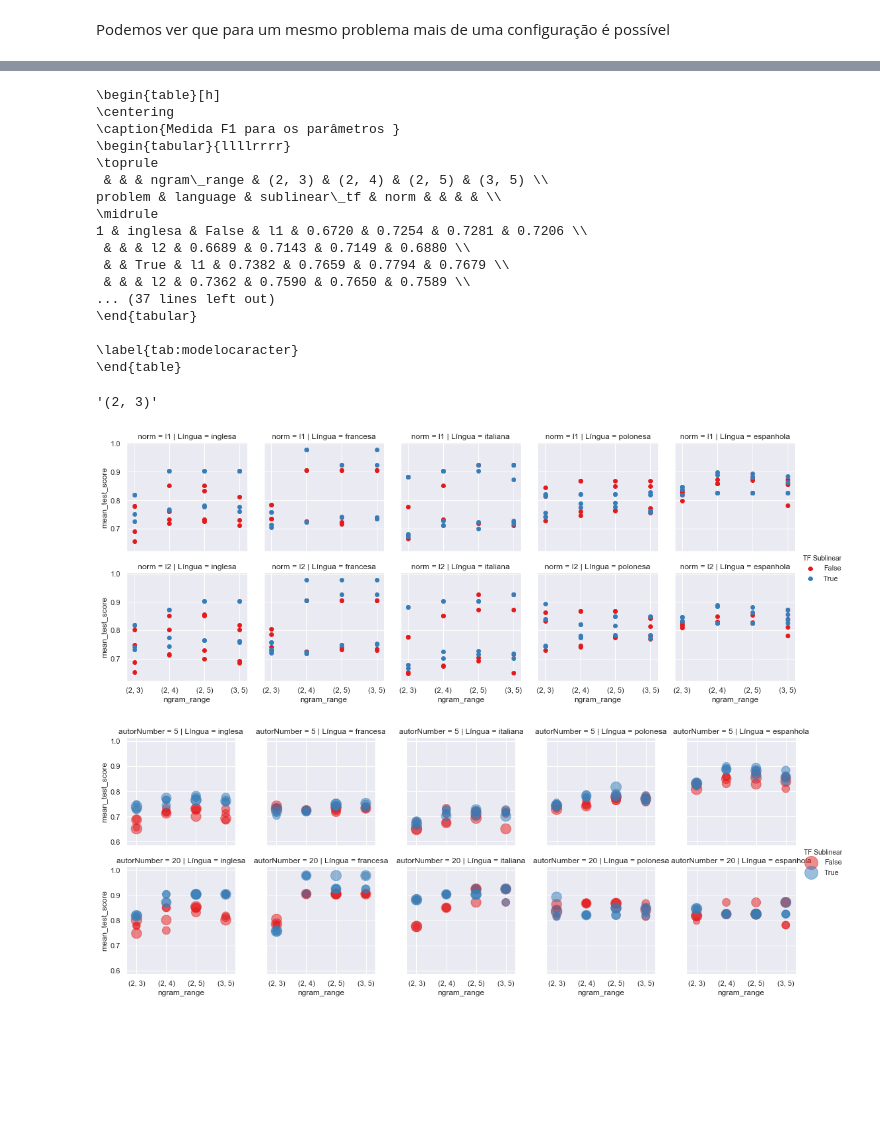
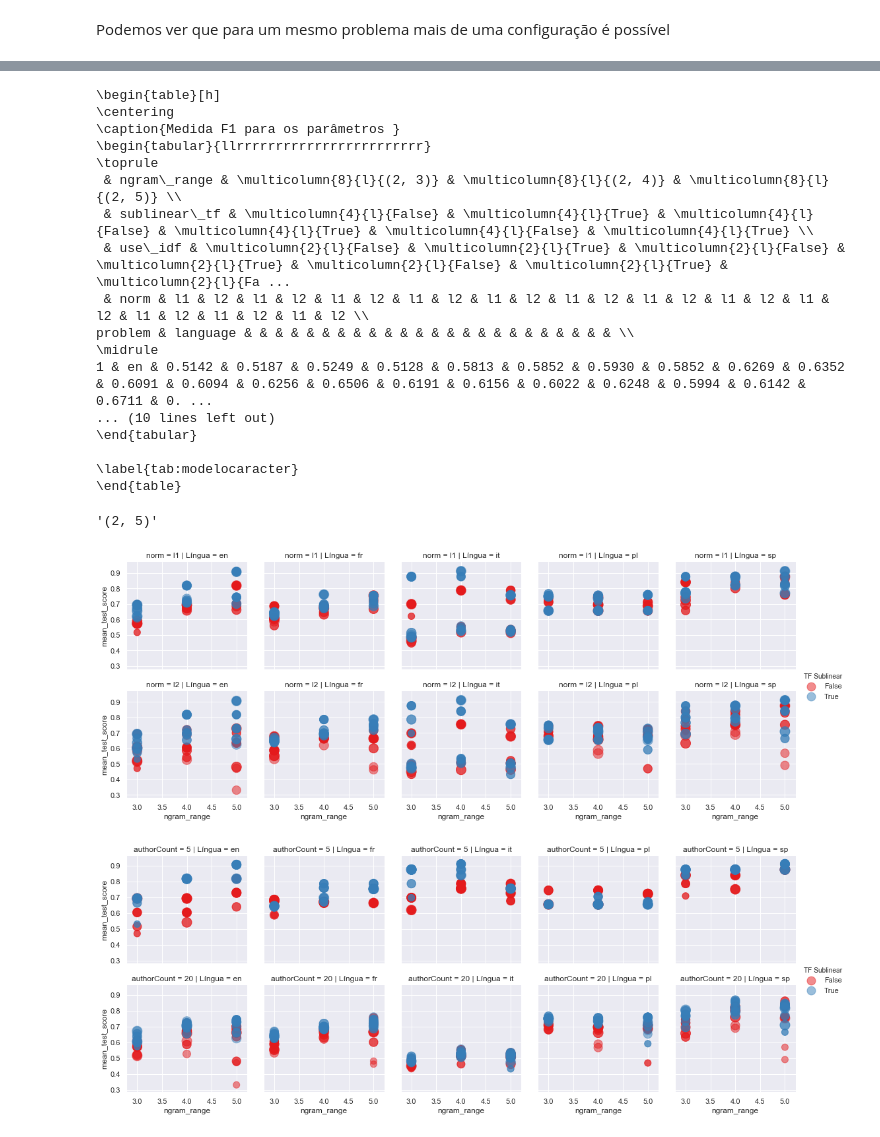
Before and after one commit to jeleandro/dataScienceNotebook, a Jupyter notebook: PANAA2018/2019/PAN_AA_2018-charwb.ipynb, the cells around one changed output, grey strips where cells are left out. Cells and saved outputs as stored; diff of their text form; code cells hidden in the pictures; blank space fills up the shorter version.

```diff
--- a/PANAA2018/2019/PAN_AA_2018-charwb.ipynb
+++ b/PANAA2018/2019/PAN_AA_2018-charwb.ipynb
@@ -100,10 +142 @@ problems[0]
-# %%
-for index,problem in enumerate(problems):
-    unk_folder, candidates_folder = pan.readProblem(inputDir, problem['problem']);
-    problem['candidates_folder_count'] = len(candidates_folder);
-    problem['candidates'] = [];
-    for candidate in candidates_folder:
-        problem['candidates'].extend(pan.read_files(pathjoin(inputDir, problem['problem']),candidate));
-
-    problem['unknown'] = pan.read_files(pathjoin(inputDir, problem['problem']),unk_folder);
 # %%
@@ -248,0 +257,10 @@ pd.DataFrame(best_parameters)[['problem','vect__min_df']]
+# %%
+for c,p in zip(cv_result, problems):
+    c['problem'] = p['problem']
+df =  pd.concat([
+    pd.DataFrame(c) for c in cv_result
+])
+df = df[df.rank_test_score == 1]
+
+df = df[['problem', 'mean_test_score','std_test_score','param_vect__min_df']]
+df.sort_values(['problem','mean_test_score','param_vect__min_df'])
@@ -449,4 +478,4 @@ dfCV.to_csv('PANAA2018_CHARWB.csv', index=False)
 # %%
-dfCV = pd.read_csv('PANAA2018_CHARWB.csv', na_values='')
+dfCV = pd.read_csv('PANAA2018_CHARWB.csv', na_values='',compression='zip')
 # %%
 import pickle;
@@ -516,26 +519,27 @@ pd.options.display.precision = 3
 print(u"\\begin{table}[h]\n\\centering\n\\caption{Medida F1 para os parâmetros }")
 
 print(re.sub(r'[ ]{2,}',' ',dfCV.pivot_table(
-        index=['problem','language','sublinear_tf','norm'],
-        columns=['ngram_range'],
-        values='mean_test_score'
-    ).to_latex()))
+                index=['problem','language'],
+                columns=['ngram_range','sublinear_tf','use_idf','norm'],
+                values='mean_test_score',aggfunc='mean'
+
+            ).to_latex()))
 print ("\label{tab:modelocaracter}")
 print(r"\end{table}")
 # %% [output]
 \begin{table}[h]
 \centering
 \caption{Medida F1 para os parâmetros }
-\begin{tabular}{llllrrrr}
+\begin{tabular}{llrrrrrrrrrrrrrrrrrrrrrrrr}
 \toprule
- & & & ngram\_range & (2, 3) & (2, 4) & (2, 5) & (3, 5) \\
-problem & language & sublinear\_tf & norm & & & & \\
+ & ngram\_range & \multicolumn{8}{l}{(2, 3)} & \multicolumn{8}{l}{(2, 4)} & \multicolumn{8}{l}{(2, 5)} \\
+ & sublinear\_tf & \multicolumn{4}{l}{False} & \multicolumn{4}{l}{True} & \multicolumn{4}{l}{False} & \multicolumn{4}{l}{True} & \multicolumn{4}{l}{False} & \multicolumn{4}{l}{True} \\
+ & use\_idf & \multicolumn{2}{l}{False} & \multicolumn{2}{l}{True} & \multicolumn{2}{l}{False} & \multicolumn{2}{l}{True} & \multicolumn{2}{l}{False} & \multicolumn{2}{l}{True} & \multicolumn{2}{l}{Fa ...
+ & norm & l1 & l2 & l1 & l2 & l1 & l2 & l1 & l2 & l1 & l2 & l1 & l2 & l1 & l2 & l1 & l2 & l1 & l2 & l1 & l2 & l1 & l2 & l1 & l2 \\
+problem & language & & & & & & & & & & & & & & & & & & & & & & & & \\
 \midrule
-1 & inglesa & False & l1 & 0.6720 & 0.7254 & 0.7281 & 0.7206 \\
- & & & l2 & 0.6689 & 0.7143 & 0.7149 & 0.6880 \\
- & & True & l1 & 0.7382 & 0.7659 & 0.7794 & 0.7679 \\
- & & & l2 & 0.7362 & 0.7590 & 0.7650 & 0.7589 \\
-... (37 lines left out)
+1 & en & 0.5142 & 0.5187 & 0.5249 & 0.5128 & 0.5813 & 0.5852 & 0.5930 & 0.5852 & 0.6269 & 0.6352 & 0.6091 & 0.6094 & 0.6256 & 0.6506 & 0.6191 & 0.6156 & 0.6022 & 0.6248 & 0.5994 & 0.6142 & 0.6711 & 0. ...
+... (10 lines left out)
 \end{tabular}
 
 \label{tab:modelocaracter}
@@ -543,28 +547,28 @@ problem & language & sublinear\_tf & norm & & & & \\
 # %%
 dfCV.ngram_range[0]
 # %% [output]
-'(2, 3)'
+'(2, 5)'
 # %%
 d = dfCV.copy()
 d = d.rename(columns={'language':u'Língua', 'sublinear_tf':'TF Sublinear'})
 d = d [ d.norm.isna() == False]
-d['autorNumber'] = d.problem.map(lambda x: 20 if x % 2==0  else 5)
 d.problem = d.apply(lambda x: x[u'Língua'] +" "+ str(x[u'problem']), axis=1)
+d.ngram_range = d.ngram_range.apply(lambda x: int(re.sub(r'(.*,)|\D',r'',x)))
 #d.ngram_range = d.apply(lambda x: str(x[u'ngram_range'][0]) +" "+ str(x[u'ngram_range'][1]), axis=1)
 
 d.std_test_score =d.std_test_score / d.std_test_score.quantile(0.95) *500;
 d.std_test_score +=1;
 d.std_test_score = d.std_test_score.astype(np.int64)
 g = sns.FacetGrid(d, col='Língua', hue='TF Sublinear',  row="norm", height=3,palette="Set1")
-g.map(plt.scatter, "ngram_range", "mean_test_score").add_legend();
+g.map(plt.scatter, "ngram_range", "mean_test_score",alpha=0.5, s=d.std_test_score.values/2).add_legend();
 #sns.pairplot(d, hue="TF Sublinear", vars=["autorNumber", "mean_test_score"])
 # %% [output]
-[figure, old version]
+[figure, new version]
 # %%
-g = sns.FacetGrid(d, row='autorNumber', hue='TF Sublinear',  col=u"Língua", height=3,palette="Set1")
-g.map(plt.scatter, "ngram_range", "mean_test_score", alpha=0.5, s=d.std_test_score.values).add_legend();
+g = sns.FacetGrid(d, row='authorCount', hue='TF Sublinear',  col=u"Língua", height=3,palette="Set1")
+g.map(plt.scatter, "ngram_range", "mean_test_score", alpha=0.5, s=d.std_test_score.values/2).add_legend();
 # %% [output]
-[figure, old version]
+[figure, new version]
 # %%
 sns.distplot(dfCV.std_test_score, bins=50);
 # %% [output]
```
Also changed, not shown: parts of 40 cells of this notebook, 6 other files.
